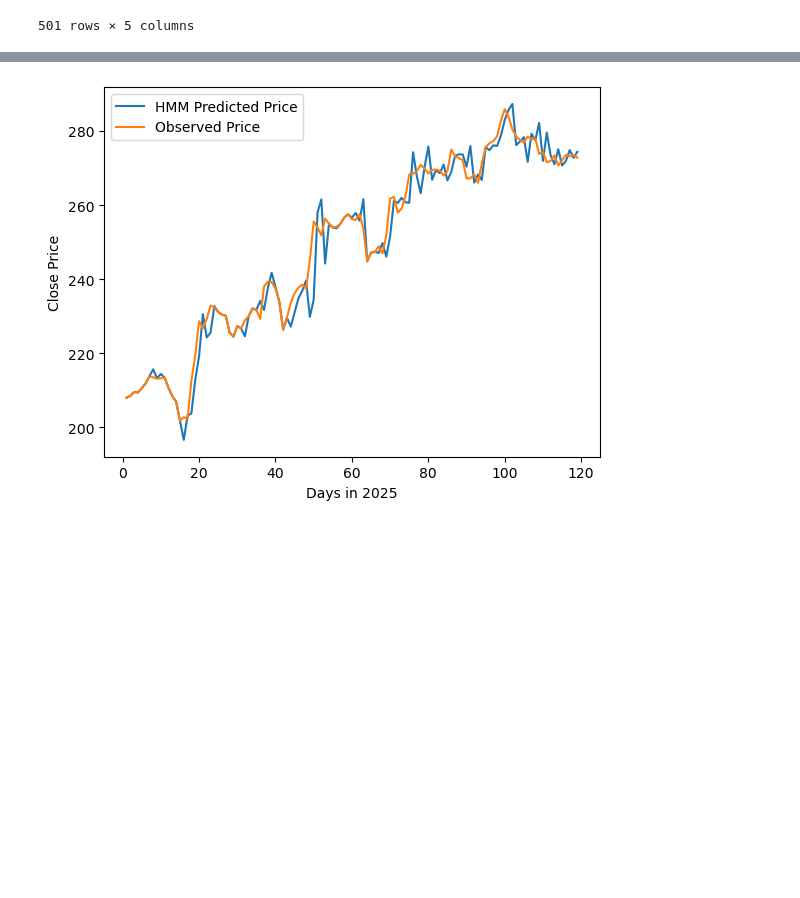
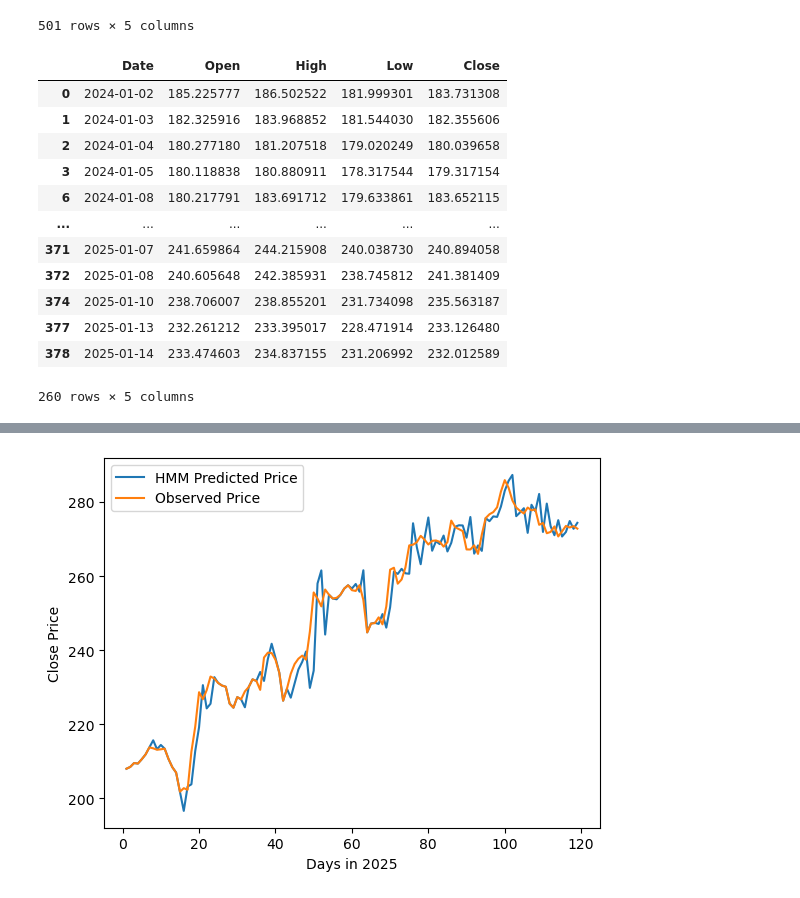
Before and after one commit to anderswol/AppStat2, a Jupyter notebook: Aske/aske_medstocks.ipynb, the cells around one changed output, grey strips where cells are left out. Drawn from its saved outputs; the diff is of its cells as text; code cells hidden in the pictures; blank space fills up the shorter version.

```diff
--- a/Aske/aske_medstocks.ipynb
+++ b/Aske/aske_medstocks.ipynb
@@ -45,4 +45,19 @@ The dataset has observations across 729 days
 | 728 | 2025-12-30 | 272.554970 | 273.823772 | 272.025467 | 272.824707 |
 501 rows × 5 columns
 # %%
-aapl_data = aapl_obs[:252]
+aapl_data = aapl_obs[:260]
+aapl_data
+# %% [output]
+|  | Date | Open | High | Low | Close |
+| 0 | 2024-01-02 | 185.225777 | 186.502522 | 181.999301 | 183.731308 |
+| 1 | 2024-01-03 | 182.325916 | 183.968852 | 181.544030 | 182.355606 |
+| 2 | 2024-01-04 | 180.277180 | 181.207518 | 179.020249 | 180.039658 |
+| 3 | 2024-01-05 | 180.118838 | 180.880911 | 178.317544 | 179.317154 |
+| 6 | 2024-01-08 | 180.217791 | 183.691712 | 179.633861 | 183.652115 |
+| ... | ... | ... | ... | ... | ... |
+| 371 | 2025-01-07 | 241.659864 | 244.215908 | 240.038730 | 240.894058 |
+| 372 | 2025-01-08 | 240.605648 | 242.385931 | 238.745812 | 241.381409 |
+| 374 | 2025-01-10 | 238.706007 | 238.855201 | 231.734098 | 235.563187 |
+| 377 | 2025-01-13 | 232.261212 | 233.395017 | 228.471914 | 233.126480 |
+| 378 | 2025-01-14 | 233.474603 | 234.837155 | 231.206992 | 232.012589 |
+260 rows × 5 columns
```
Also changed, not shown: parts of 4 cells of this notebook.
